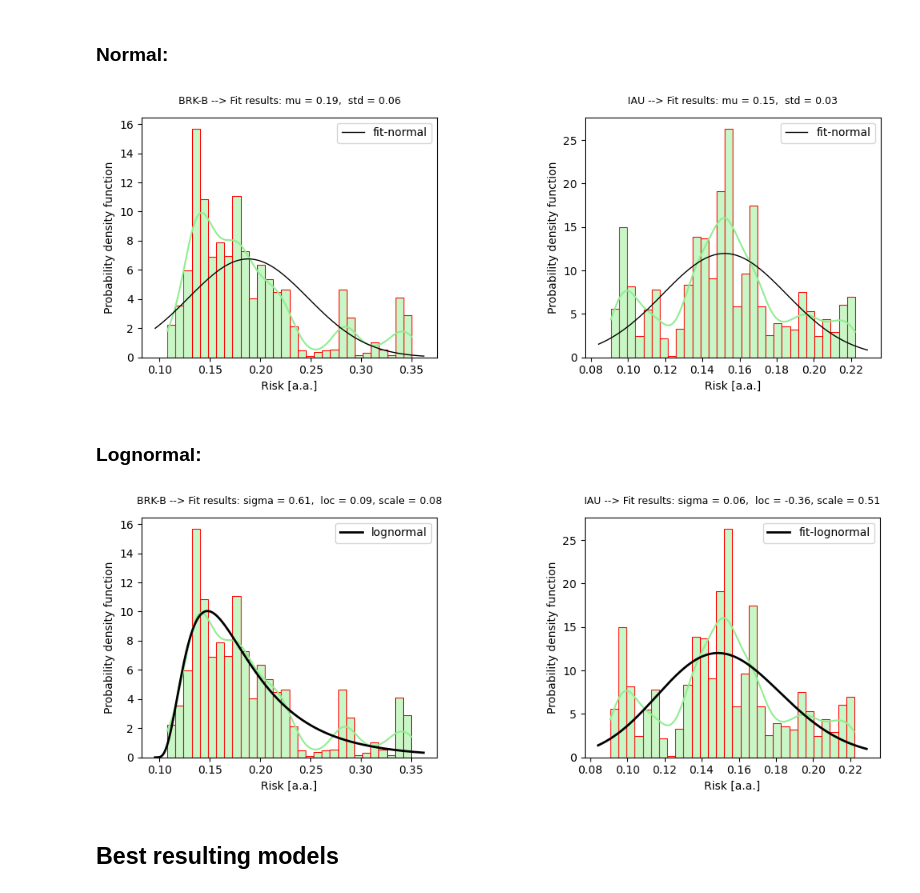
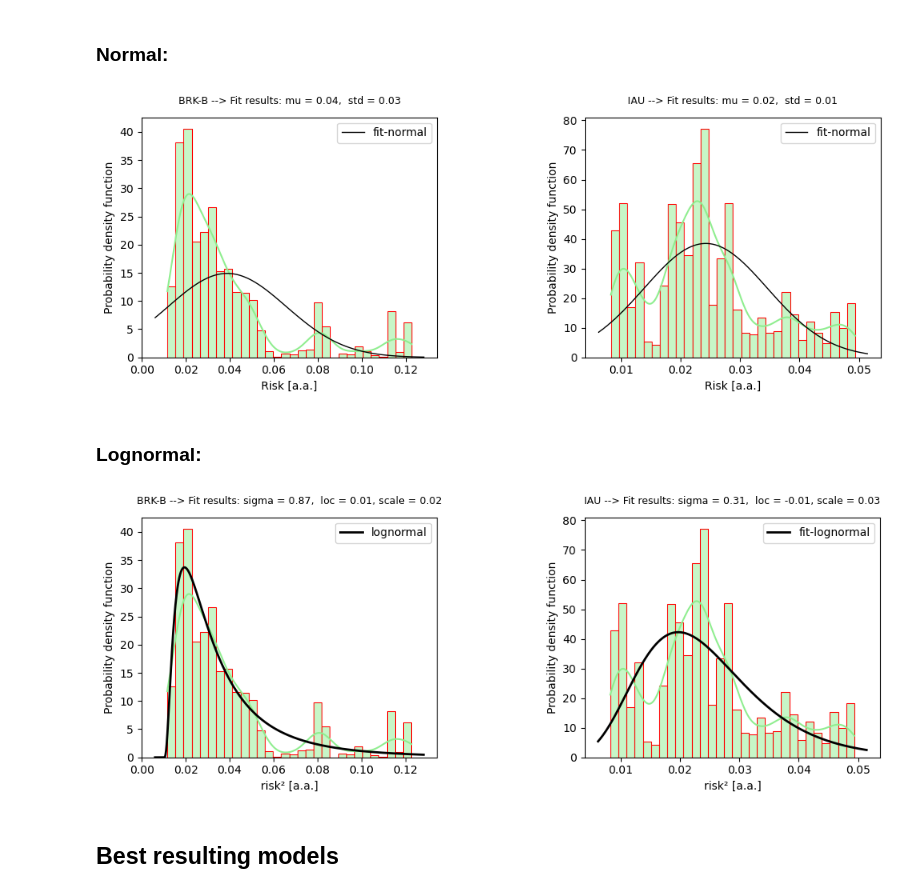
Before and after one commit to UlissesMorais/N-assets-allocation-simulation-model, a Jupyter notebook: historical-returns.ipynb, the cells around one changed output. Saved outputs shown, nothing was run; the diff lists cells and outputs as text; code cells hidden in the pictures.

```diff
--- a/historical-returns.ipynb
+++ b/historical-returns.ipynb
@@ -232,7 +232,8 @@ risks_yoy = (df_close
              .rolling(window=252)
              .var()
              .dropna()
-             .apply(lambda x: np.sqrt(252 * x))
+             # .apply(lambda x: np.sqrt(252 * x))
+             .apply(lambda x: 252 * x)
 )
 
 display(risks_yoy.describe())
@@ -321,7 +322,7 @@ fig.tight_layout()
 fig.subplots_adjust(wspace=0.5)
 plt.show()
 # %% [output]
-[figure, old version]
+[figure, new version]
 # %% [markdown]
 ### Lognormal:
 # %%
@@ -333,36 +334,36 @@ plt.subplot(1, 2, 1)
 sigma, loc, scale = lognorm.fit(risks_yoy[tickers[0]])
 
 sns.histplot(data= risks_yoy[tickers[0]], bins=30, stat="density", kde=True, color='lightgreen', edgecolor='red')
 xmin, xmax = plt.xlim()
 x = np.linspace(xmin, xmax, 1000)
 pdf = lognorm.pdf(x, sigma, loc= loc, scale= scale)
 
 plt.plot(x, pdf, 'k', label="lognormal", linewidth=2)
 plt.title(f"{tickers[0]} --> Fit results: sigma = %.2f,  loc = %.2f, scale = %.2f" % (sigma, loc, scale))
 plt.ylabel("Probability density function")
-plt.xlabel("Risk [a.a.]")
+plt.xlabel("risk² [a.a.]")
 plt.legend()
 
 plt.subplot(1, 2, 2)
 # Fit a Lognormal distribution to the returns_daily (actually, the pricing ratio Pn+12/Pn)
 sigma, loc, scale = lognorm.fit(risks_yoy[tickers[1]])
 
 sns.histplot(data= risks_yoy[tickers[1]], bins=30, stat="density", kde=True, color='lightgreen', edgecolor='red')
 xmin, xmax = plt.xlim()
 x = np.linspace(xmin, xmax, 1000)
 pdf = lognorm.pdf(x, sigma, loc= loc, scale= scale)
 
 plt.plot(x, pdf, 'k', label="fit-lognormal", linewidth=2)
 plt.title(f"{tickers[1]} --> Fit results: sigma = %.2f,  loc = %.2f, scale = %.2f" % (sigma, loc, scale))
 plt.ylabel("Probability density function")
-plt.xlabel("Risk [a.a.]")
+plt.xlabel("risk² [a.a.]")
 plt.legend()
 
 fig.tight_layout()
 fig.subplots_adjust(wspace=0.5)
 plt.show()
 # %% [output]
-[figure, old version]
+[figure, new version]
 # %% [markdown]
 ## Best resulting models
 # %% [markdown]
```
Also changed, not shown: parts of 5 cells of this notebook, 1 other file.
